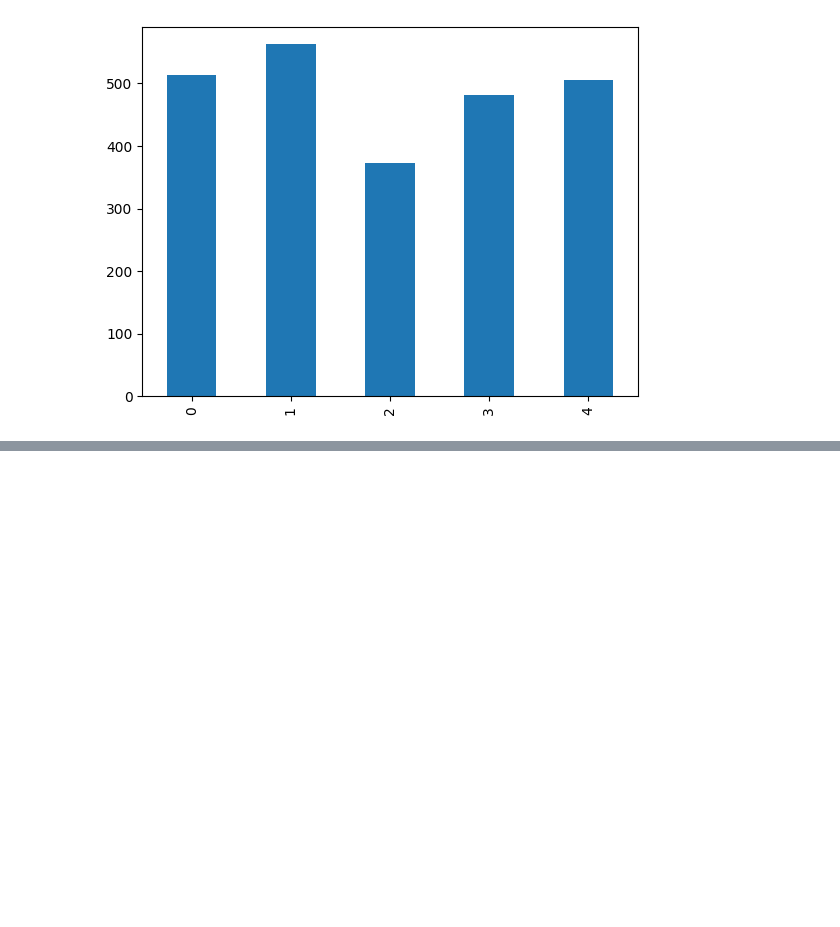
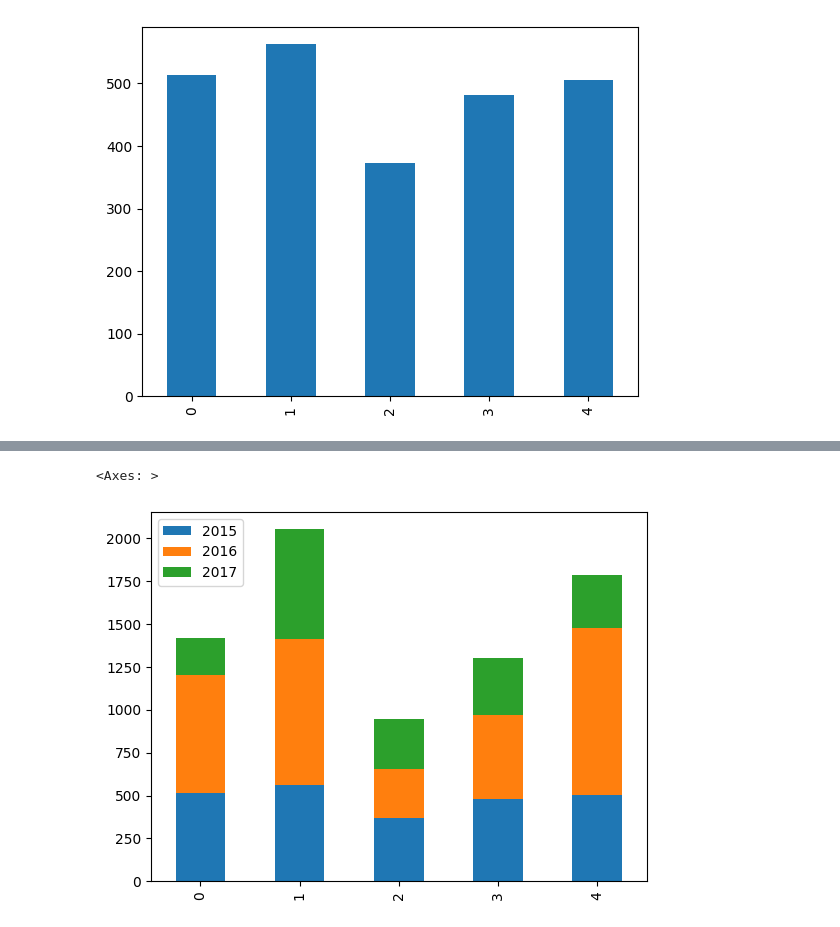
Before and after one commit to Ravravan/matplotlib, a Jupyter notebook: Matplotlib.ipynb, the cells around one changed output, grey strips where cells are left out. Drawn from its saved outputs; the diff is of its cells as text; code cells hidden in the pictures; blank space fills up the shorter version.

```diff
--- a/Matplotlib.ipynb
+++ b/Matplotlib.ipynb
@@ -406,0 +401,6 @@ tips.groupby('')
+# %%
+#stached bar chart
+temp.plot(kind='bar',stacked=True)
+# %% [output]
+<Axes: >
+[figure, added]
```
Also changed, not shown: parts of 4 cells of this notebook.
